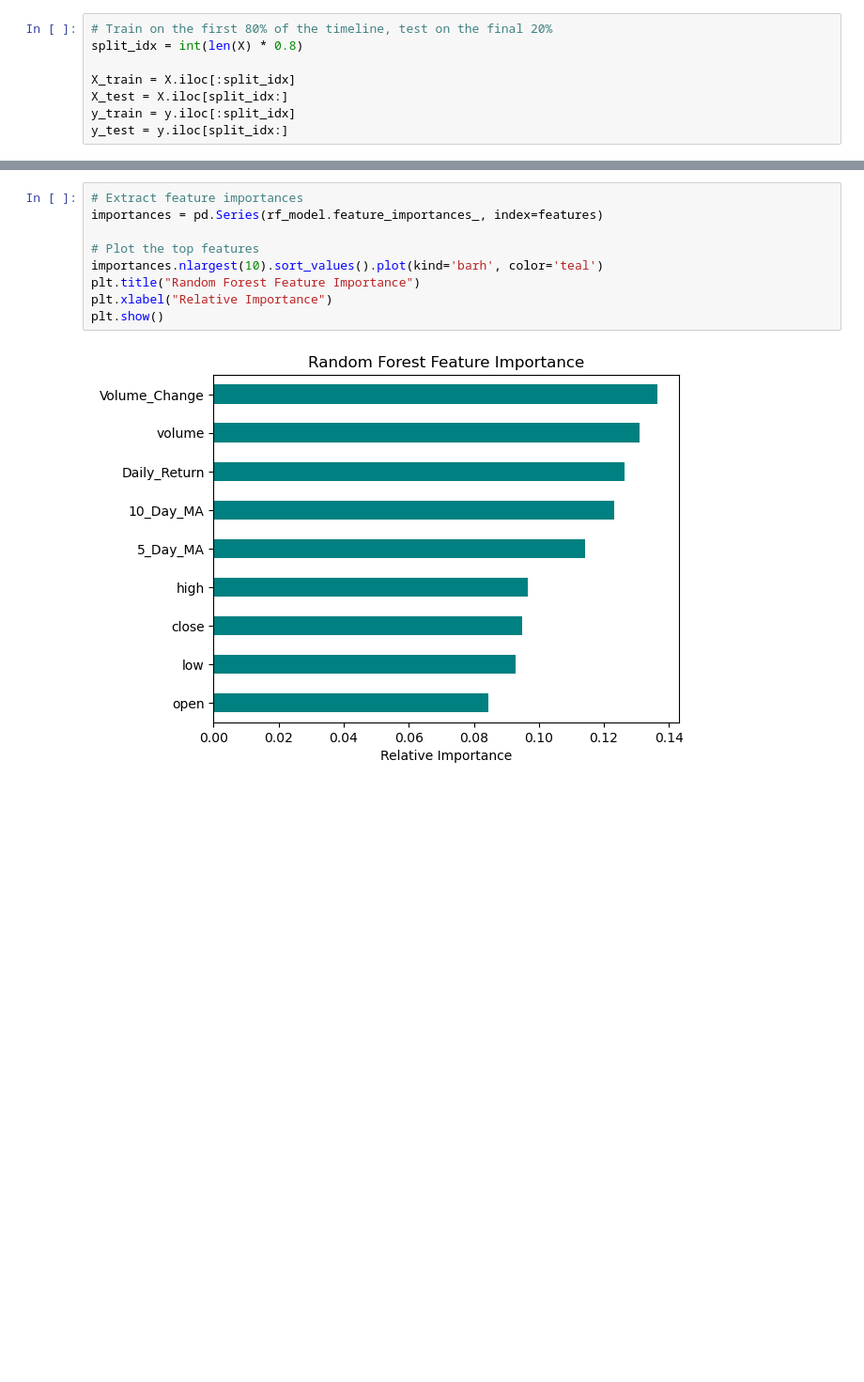
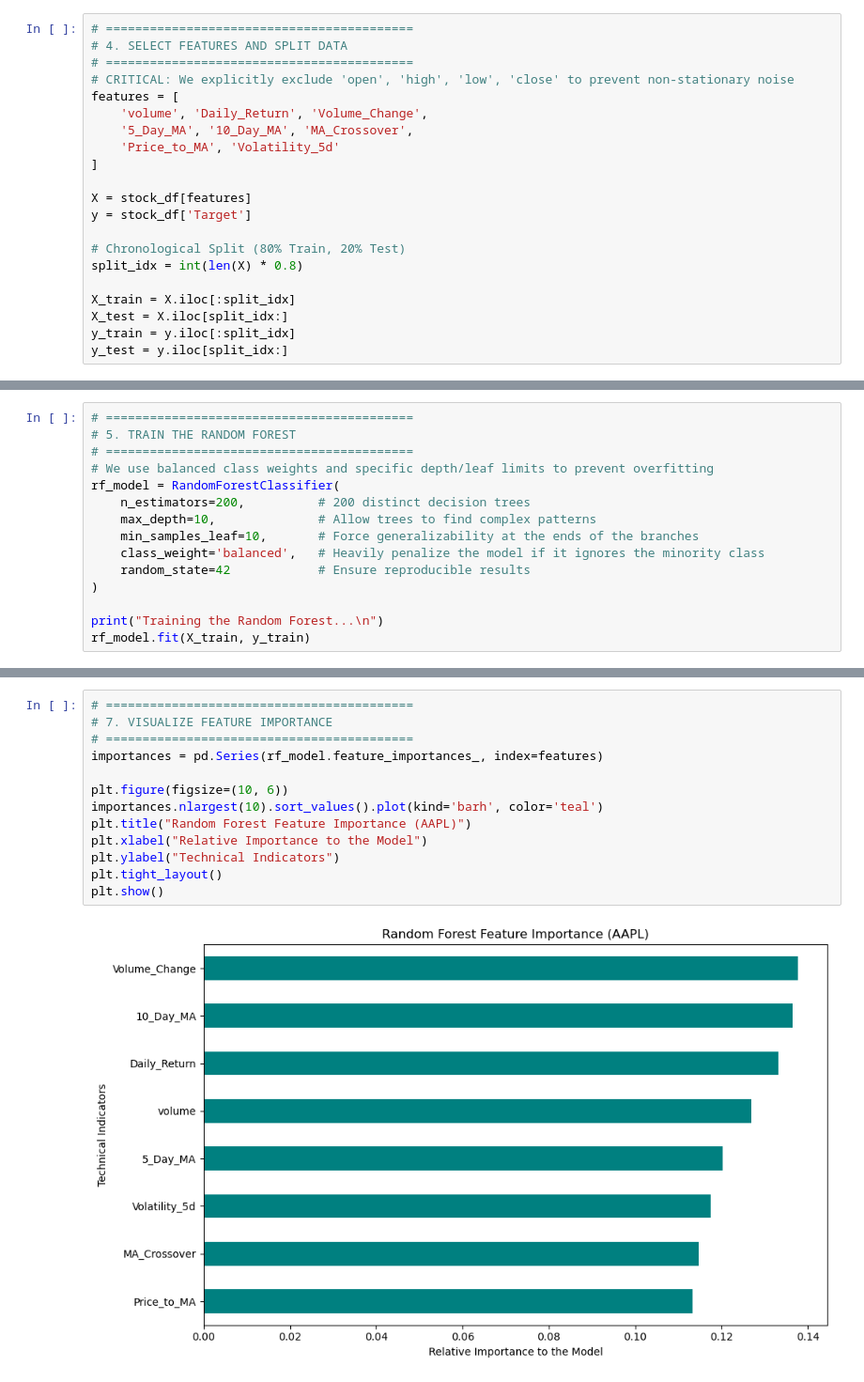
Before and after one commit to manoj1995madushanka/IT-5022-assignment, a Jupyter notebook: random_forest.ipynb, the cells around one changed output, grey strips where cells are left out. Shown at 94% size. Cells and saved outputs as stored; diff of their text form; blank space fills up the shorter version.

```diff
--- a/random_forest.ipynb
+++ b/random_forest.ipynb
@@ -56,5 +50,18 @@ stock_df.head()
 # %%
-# Train on the first 80% of the timeline, test on the final 20%
+# ==========================================
+# 4. SELECT FEATURES AND SPLIT DATA
+# ==========================================
+# CRITICAL: We explicitly exclude 'open', 'high', 'low', 'close' to prevent non-stationary noise
+features = [
+    'volume', 'Daily_Return', 'Volume_Change',
+    '5_Day_MA', '10_Day_MA', 'MA_Crossover',
+    'Price_to_MA', 'Volatility_5d'
+]
+
+X = stock_df[features]
+y = stock_df['Target']
+
+# Chronological Split (80% Train, 20% Test)
 split_idx = int(len(X) * 0.8)
 
 X_train = X.iloc[:split_idx]
@@ -74,0 +71,15 @@ RandomForestClassifier(max_depth=10, random_state=42)
+# %%
+# ==========================================
+# 5. TRAIN THE RANDOM FOREST
+# ==========================================
+# We use balanced class weights and specific depth/leaf limits to prevent overfitting
+rf_model = RandomForestClassifier(
+    n_estimators=200,          # 200 distinct decision trees
+    max_depth=10,              # Allow trees to find complex patterns
+    min_samples_leaf=10,       # Force generalizability at the ends of the branches
+    class_weight='balanced',   # Heavily penalize the model if it ignores the minority class
+    random_state=42            # Ensure reproducible results
+)
+
+print("Training the Random Forest...\n")
+rf_model.fit(X_train, y_train)
@@ -94,11 +110,15 @@ weighted avg       0.23      0.48      0.31       250
 # %%
-# Extract feature importances
+# ==========================================
+# 7. VISUALIZE FEATURE IMPORTANCE
+# ==========================================
 importances = pd.Series(rf_model.feature_importances_, index=features)
 
-# Plot the top features
+plt.figure(figsize=(10, 6))
 importances.nlargest(10).sort_values().plot(kind='barh', color='teal')
-plt.title("Random Forest Feature Importance")
-plt.xlabel("Relative Importance")
+plt.title("Random Forest Feature Importance (AAPL)")
+plt.xlabel("Relative Importance to the Model")
+plt.ylabel("Technical Indicators")
+plt.tight_layout()
 plt.show()
 # %% [output]
-[figure, old version]
+[figure, new version]
```
Also changed, not shown: parts of 8 cells of this notebook.
